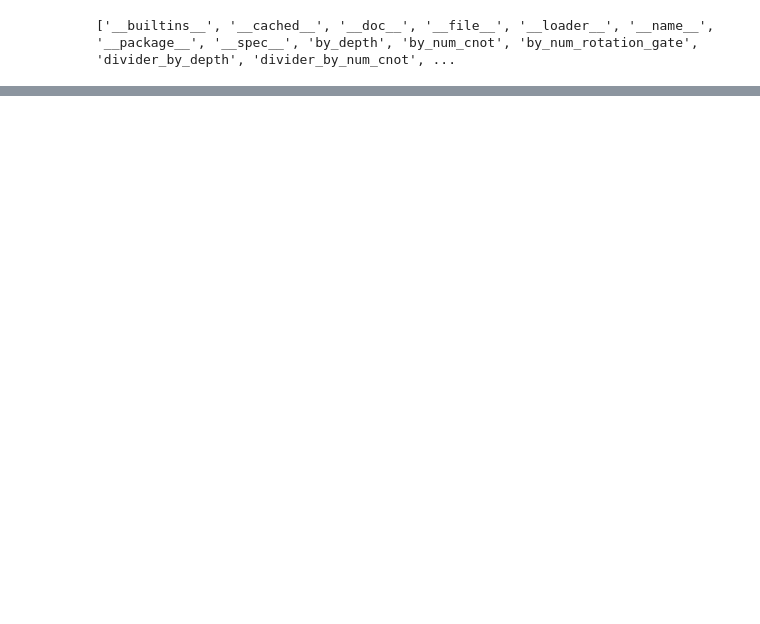
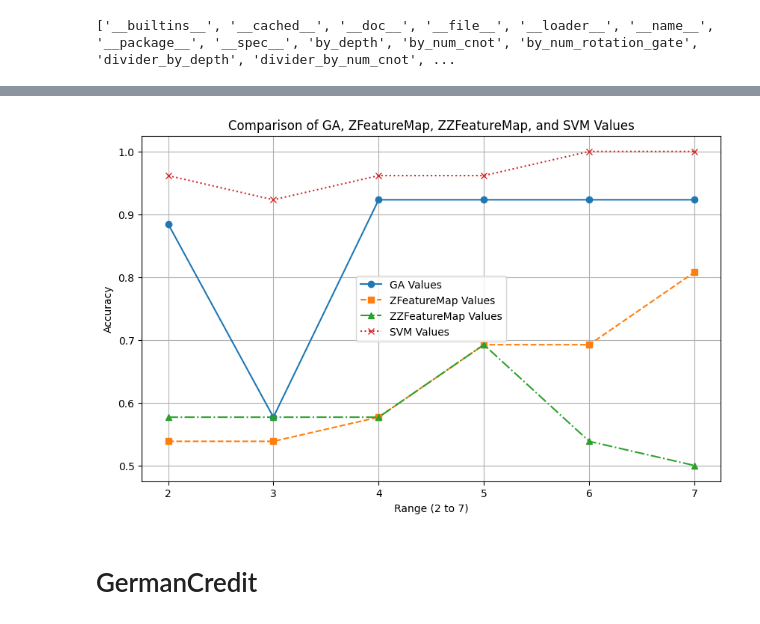
Before and after one commit to Allan2501/TestGAQSVM, a Jupyter notebook: test.ipynb, the cells around one changed output, grey strips where cells are left out. Drawn from its saved outputs; the diff is of its cells as text; code cells hidden in the pictures; blank space fills up the shorter version.

```diff
--- a/test.ipynb
+++ b/test.ipynb
@@ -869,0 +545,33 @@ x_vec has 4 dimensions, but feature map has 3.
+# %%
+x_values = list(range(2, 8))
+yGA_values = []
+yZ_values = []
+yZZ_values = []
+ySVM_values = []
+# %%
+print('GA')
+for i in range(2,8):
+    test = load_circuit(f'{i}qubits_train_qsvm_with_wine_2024-12-30/best_circuit')
+    Xw_train, yw_train, Xw_test, yw_test = generate_wine(i)
+    yGA_values.append(train_qsvm_with_wine(test))
+    print('Accuracy:',train_qsvm_with_wine(test))
+
+print('ZFeatureMap')
+for i in range(2,8):
+    test = ZFeatureMap(feature_dimension=i)
+    Xw_train, yw_train, Xw_test, yw_test = generate_wine(i)
+    yZ_values.append(train_qsvm_with_wine(test))
+    print('Accuracy:',train_qsvm_with_wine(test))
+
+print('ZZFeatureMap')
+for i in range(2,8):
+    test = ZZFeatureMap(feature_dimension=i)
+    Xw_train, yw_train, Xw_test, yw_test = generate_wine(i)
+    yZZ_values.append(train_qsvm_with_wine(test))
+    print('Accuracy:',train_qsvm_with_wine(test))
+
+
+print('SVM')
+for i in range(2,8):
+    ySVM_values.append(train_svm(i, generate_dataset=generate_wine))
+    print('ACcuracy: ',train_svm(i, generate_dataset=generate_wine))
@@ -869,0 +596,16 @@ x_vec has 4 dimensions, but feature map has 3.
+# %%
+plt.figure(figsize=(10, 6))
+plt.plot(x_values, yGA_values, marker='o', linestyle='-', label='GA Values')
+plt.plot(x_values, yZ_values, marker='s', linestyle='--', label='ZFeatureMap Values')
+plt.plot(x_values, yZZ_values, marker='^', linestyle='-.', label='ZZFeatureMap Values')
+plt.plot(x_values, ySVM_values, marker='x', linestyle=':', label='SVM Values')
+plt.title('Comparison of GA, ZFeatureMap, ZZFeatureMap, and SVM Values')
+plt.xlabel('Range (2 to 7)')
+plt.ylabel('Accuracy')
+plt.grid(True)
+plt.legend()
+plt.show()
+# %% [output]
+[figure, added]
+# %% [markdown]
+# GermanCredit
```
Also changed, not shown: parts of 36 cells of this notebook.
